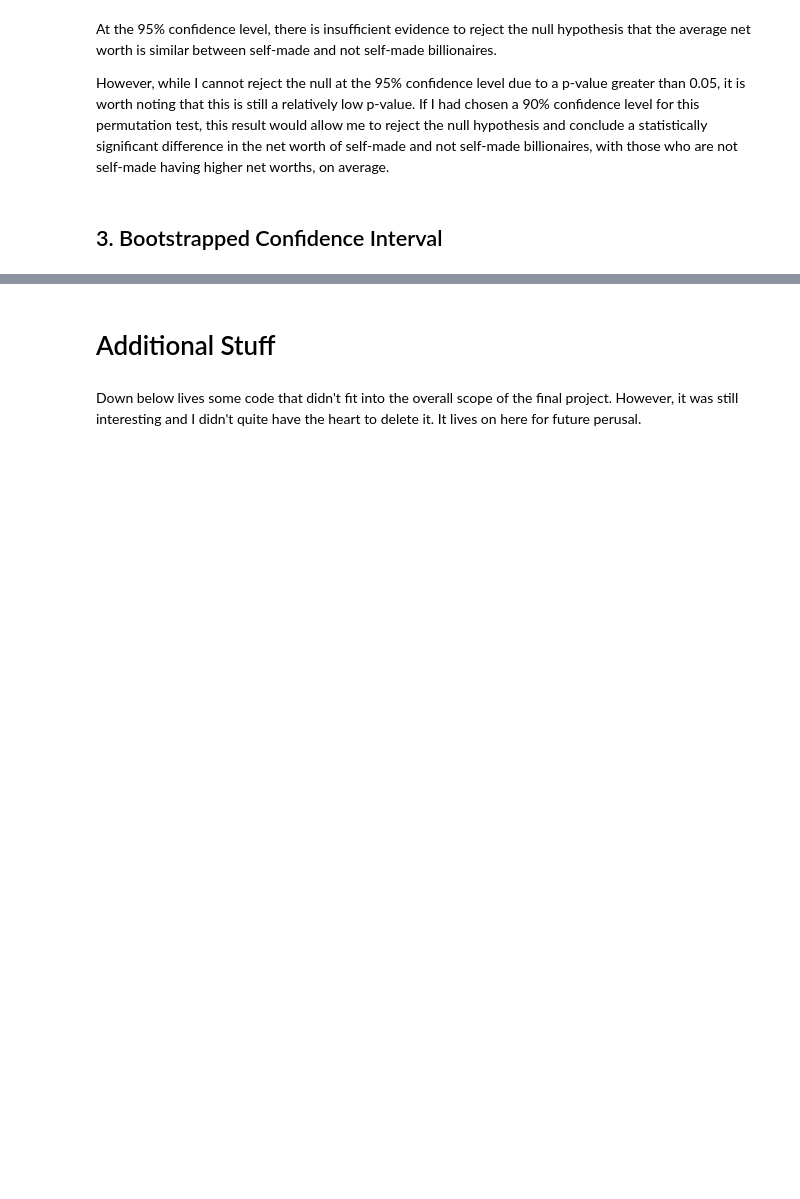
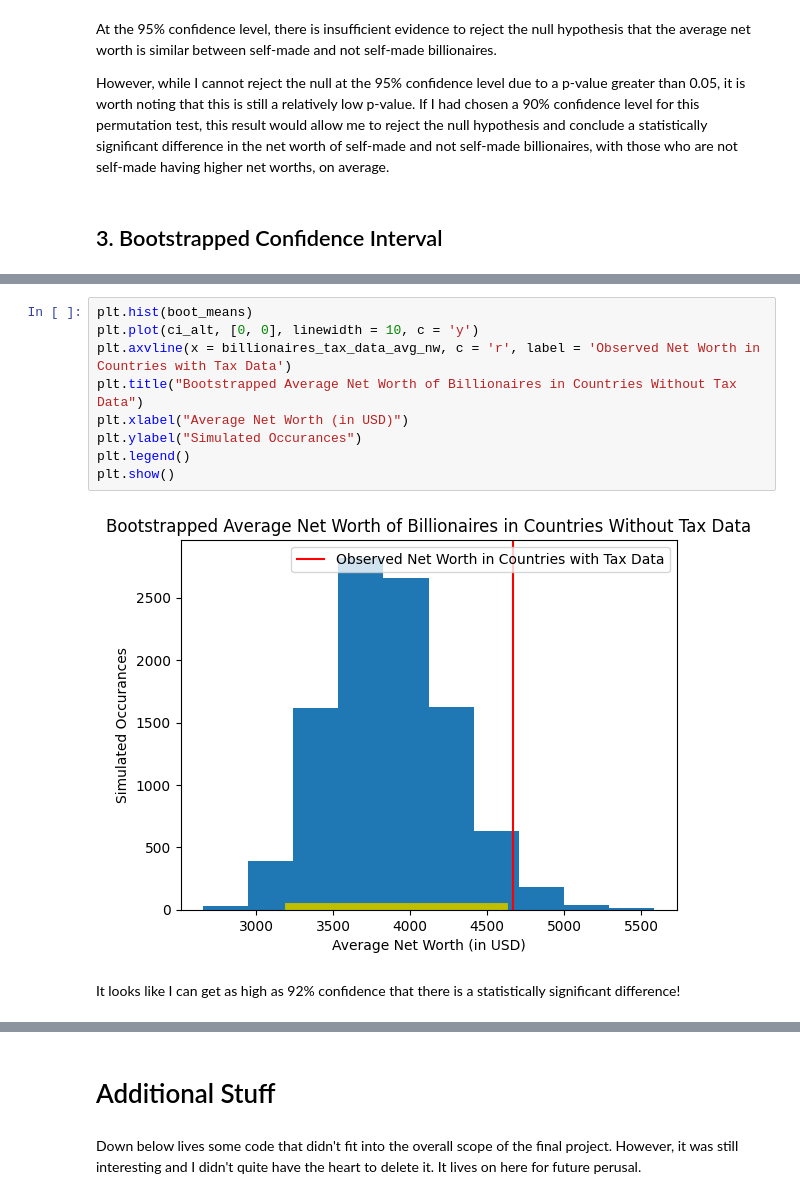
Before and after one commit to torrileigh/stat_comp_fp23, a Jupyter notebook: DSC_Final_Project_F23.ipynb, the cells around one changed output, grey strips where cells are left out. Saved outputs shown, nothing was run; the diff lists cells and outputs as text; blank space fills up the shorter version.

```diff
--- a/DSC_Final_Project_F23.ipynb
+++ b/DSC_Final_Project_F23.ipynb
@@ -683,0 +828,13 @@ I'm still fascinated by Monaco, so let's take one last look at it for this Boots
+# %%
+plt.hist(boot_means)
+plt.plot(ci_alt, [0, 0], linewidth = 10, c = 'y')
+plt.axvline(x = billionaires_tax_data_avg_nw, c = 'r', label = 'Observed Net Worth in Countries with Tax Data')
+plt.title("Bootstrapped Average Net Worth of Billionaires in Countries Without Tax Data")
+plt.xlabel("Average Net Worth (in USD)")
+plt.ylabel("Simulated Occurances")
+plt.legend()
+plt.show()
+# %% [output]
+[figure, added]
+# %% [markdown]
+It looks like I can get as high as 92% confidence that there is a statistically significant difference!
```
Also changed, not shown: parts of 33 cells of this notebook.
